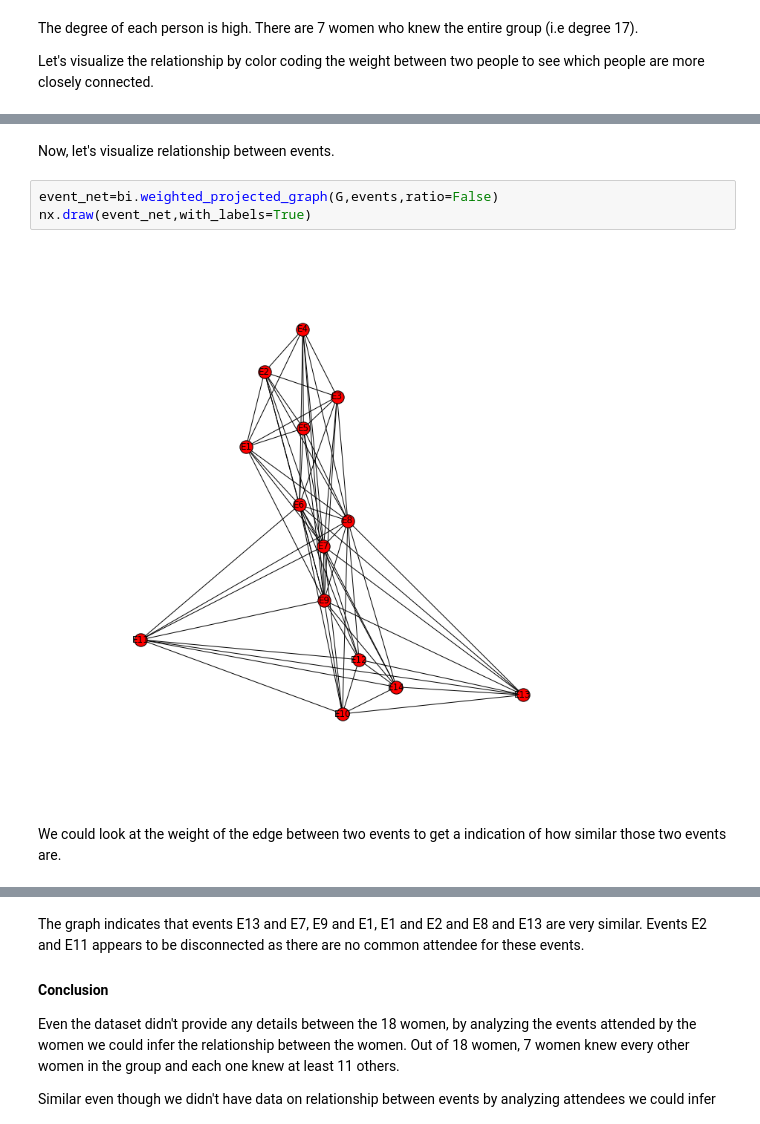
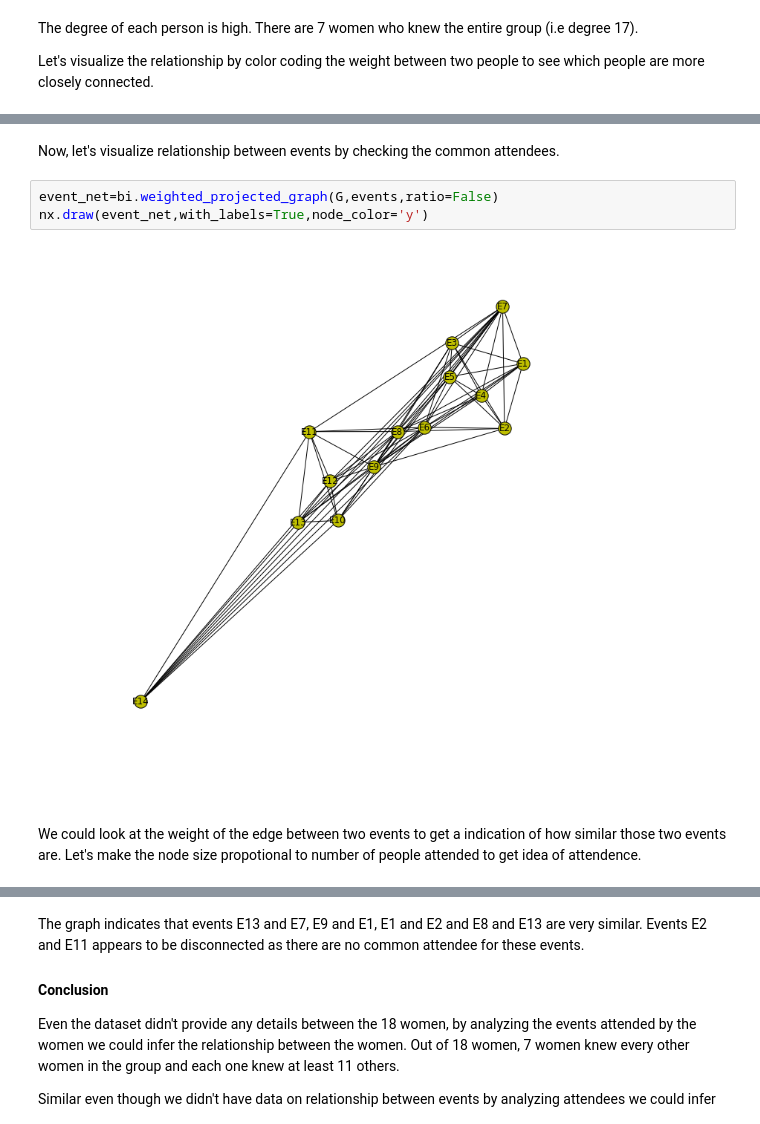
Before and after one commit to mkds/MSDA, a Jupyter notebook: DATA620/two-node-graph.ipynb, the cells around one changed output, grey strips where cells are left out. Saved outputs shown, nothing was run; the diff lists cells and outputs as text.

Commit message:
Two node net updated

```diff
--- a/DATA620/two-node-graph.ipynb
+++ b/DATA620/two-node-graph.ipynb
@@ -59,11 +64,11 @@ nx.draw(person_net,with_labels=True,edge_color=person_weight,pos=nx.shell_layout
 # %% [markdown]
-Now, let's visualize relationship between events.
+Now, let's visualize relationship between events by checking the common attendees.
 # %%
 event_net=bi.weighted_projected_graph(G,events,ratio=False)
-nx.draw(event_net,with_labels=True)
+nx.draw(event_net,with_labels=True,node_color='y')
 # %% [output]
-[figure, old version]
+[figure, new version]
 # %% [markdown]
-We could look at the weight of the edge between two events to get a indication of how similar those two events are.
+We could look at the weight of the edge between two events to get a indication of how similar those two events are. Let's make the node size propotional to number of people attended to get idea of attendence.
 # %%
 event_weight=nx.get_edge_attributes(event_net, 'weight').values()
```
Also changed, not shown: parts of 8 cells of this notebook.
